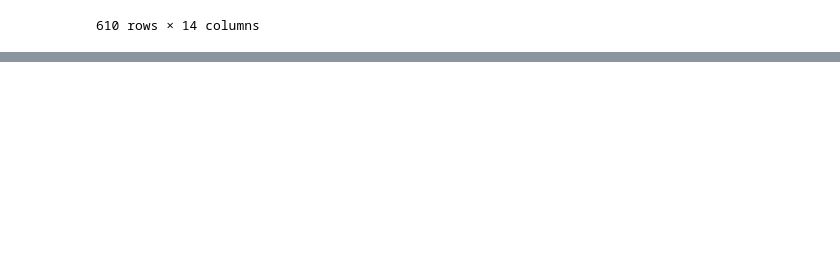
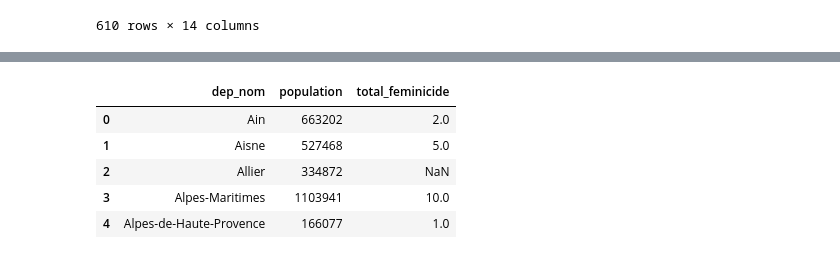
Before and after one commit to Guillaume-BR/feminicide, a Jupyter notebook: notebooks/explore.ipynb, the cells around one changed output, grey strips where cells are left out. Cells and saved outputs as stored; diff of their text form; code cells hidden in the pictures; blank space fills up the shorter version.

```diff
--- a/notebooks/explore.ipynb
+++ b/notebooks/explore.ipynb
@@ -425,0 +482,11 @@ df_merged_sans_nan.to_csv('../data/processed/feminicide_2022_2025.csv', index=Fa
+# %%
+df_total_dep = pd.merge(df_dep, df_total_dep, left_on="dep_nom", right_on="departement", how="left")
+df_total_dep.drop(columns=['departement'], inplace=True)
+df_total_dep.head()
+# %% [output]
+|  | dep_nom | population | total_feminicide |
+| 0 | Ain | 663202 | 2.0 |
+| 1 | Aisne | 527468 | 5.0 |
+| 2 | Allier | 334872 | NaN |
+| 3 | Alpes-Maritimes | 1103941 | 10.0 |
+| 4 | Alpes-de-Haute-Provence | 166077 | 1.0 |
```
Also changed, not shown: parts of 31 cells of this notebook, 5 other files.
